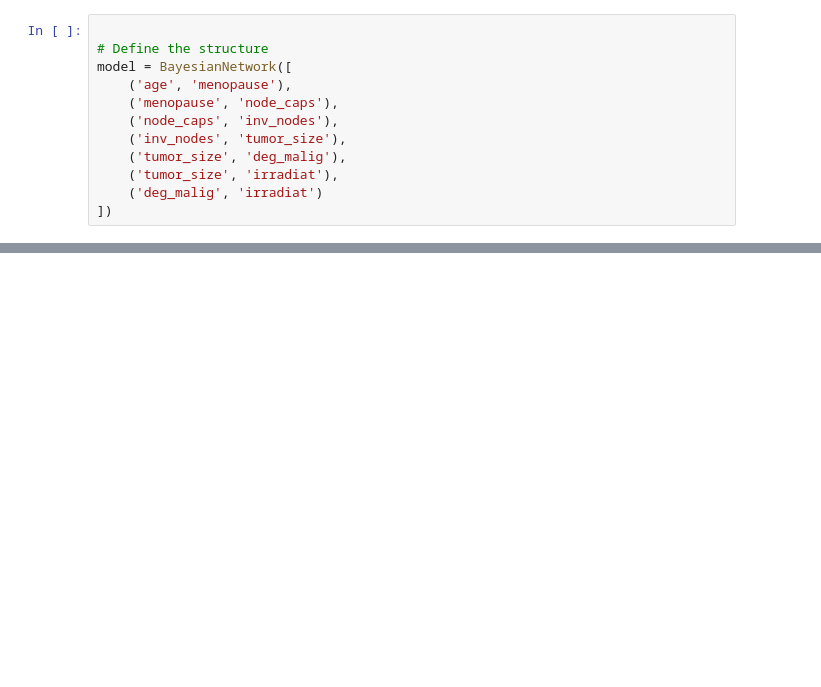
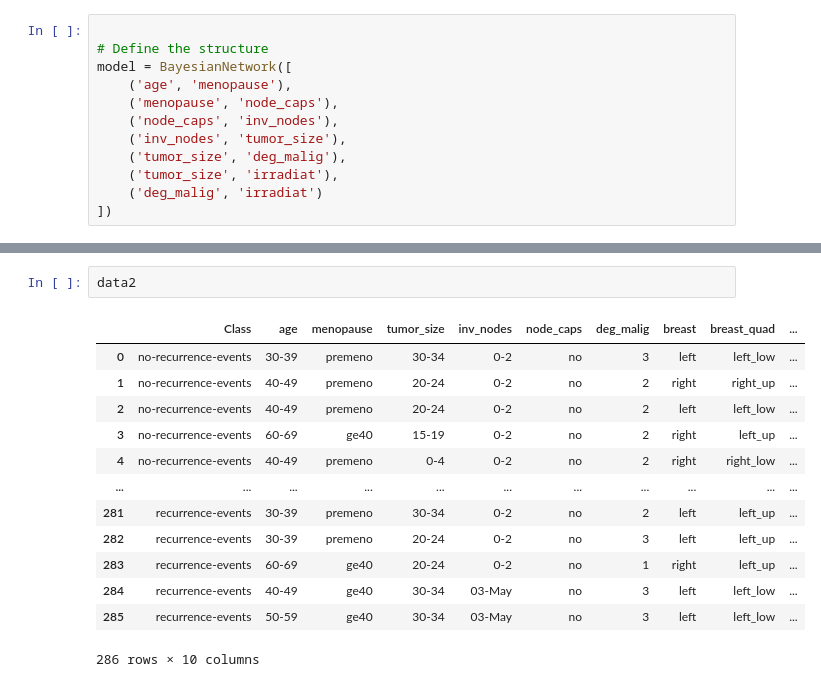
Before and after one commit to elaaatif/Bayesian-Network-Case-Study-in-the-Medical-Field-Breast-Cancer-Diagnosis, a Jupyter notebook: BC-BN-EM.IPYNB, the cells around one changed output, grey strips where cells are left out. Saved outputs shown, nothing was run; the diff lists cells and outputs as text; blank space fills up the shorter version.

```diff
--- a/BC-BN-EM.IPYNB
+++ b/BC-BN-EM.IPYNB
@@ -69,0 +84,16 @@ CPD for node: tumor_size
+# %%
+data2
+# %% [output]
+|  | Class | age | menopause | tumor_size | inv_nodes | node_caps | deg_malig | breast | breast_quad | ... |
+| 0 | no-recurrence-events | 30-39 | premeno | 30-34 | 0-2 | no | 3 | left | left_low | ... |
+| 1 | no-recurrence-events | 40-49 | premeno | 20-24 | 0-2 | no | 2 | right | right_up | ... |
+| 2 | no-recurrence-events | 40-49 | premeno | 20-24 | 0-2 | no | 2 | left | left_low | ... |
+| 3 | no-recurrence-events | 60-69 | ge40 | 15-19 | 0-2 | no | 2 | right | left_up | ... |
+| 4 | no-recurrence-events | 40-49 | premeno | 0-4 | 0-2 | no | 2 | right | right_low | ... |
+| ... | ... | ... | ... | ... | ... | ... | ... | ... | ... | ... |
+| 281 | recurrence-events | 30-39 | premeno | 30-34 | 0-2 | no | 2 | left | left_up | ... |
+| 282 | recurrence-events | 30-39 | premeno | 20-24 | 0-2 | no | 3 | left | left_up | ... |
+| 283 | recurrence-events | 60-69 | ge40 | 20-24 | 0-2 | no | 1 | right | left_up | ... |
+| 284 | recurrence-events | 40-49 | ge40 | 30-34 | 03-May | no | 3 | left | left_low | ... |
+| 285 | recurrence-events | 50-59 | ge40 | 30-34 | 03-May | no | 3 | left | left_low | ... |
+286 rows × 10 columns
```
Also changed, not shown: parts of 20 cells of this notebook.
